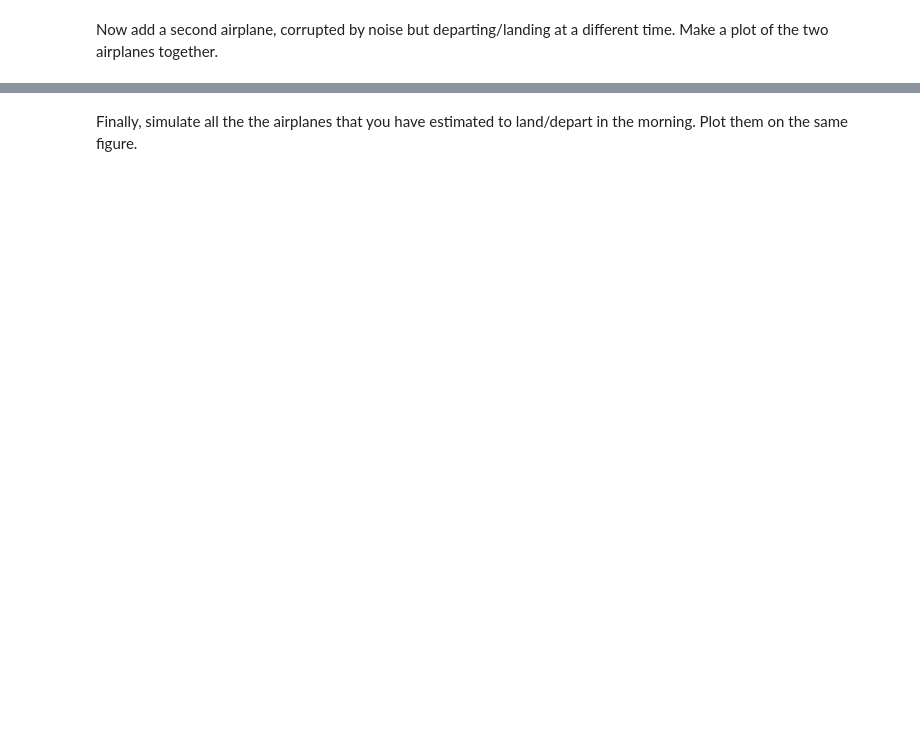
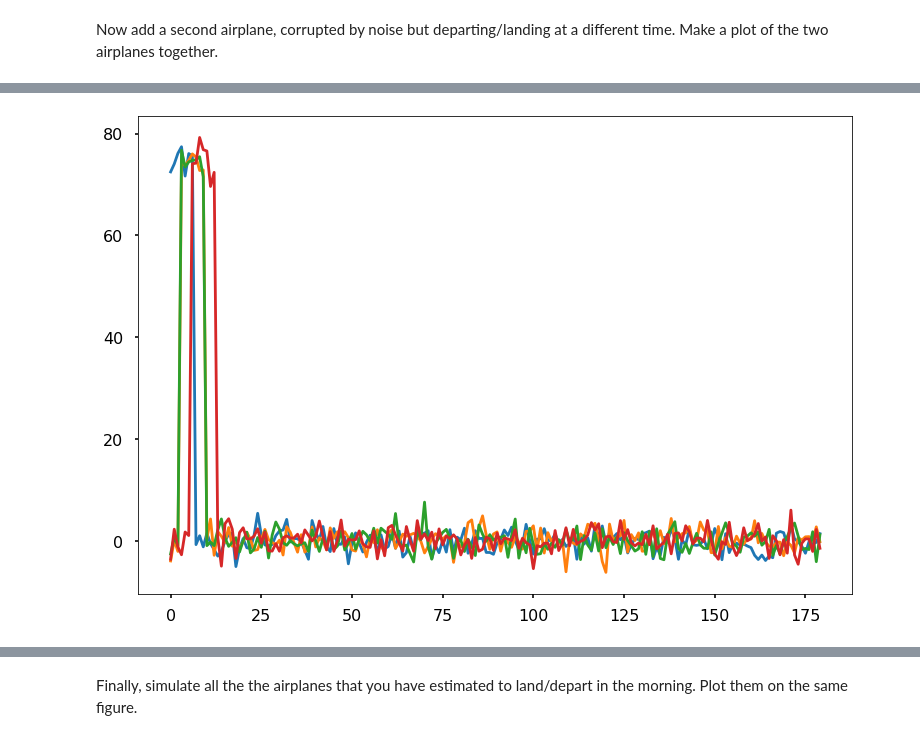
Before and after one commit to BryanMcSp/PythonTutorials, a Jupyter notebook: tutorial010Exercise.ipynb, the cells around one changed output, grey strips where cells are left out. Saved outputs shown, nothing was run; the diff lists cells and outputs as text; code cells hidden in the pictures; blank space fills up the shorter version.

```diff
--- a/tutorial010Exercise.ipynb
+++ b/tutorial010Exercise.ipynb
@@ -84,0 +85,17 @@ plt.plot(m_plane_noise);
+# %%
+planeIndex = 2
+start = planeIndex*planes_per_M
+stop = start + LengthofSound
+
+#noise porfile
+plane3noise = np.zeros((time_M,1))
+plane3noise[start:stop, :] = noiseLevel
+envnoise = noise_amplitude*np.random.randn(time_M,1)
+plane3noise = plane3noise + envnoise
+
+#Append it to all planes array
+m_plane_noise = np.hstack((m_plane_noise, plane3noise))
+
+plt.plot(m_plane_noise);
+# %% [output]
+[figure, added]
```
Also changed, not shown: parts of 13 cells of this notebook.
